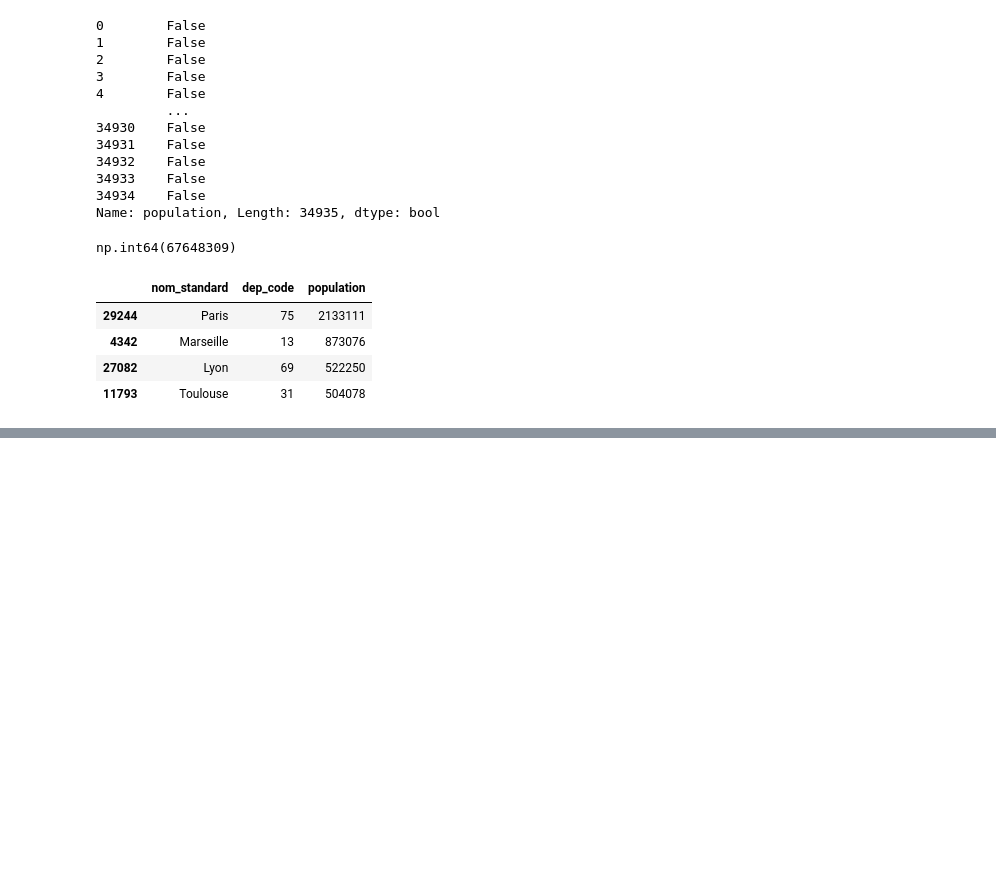
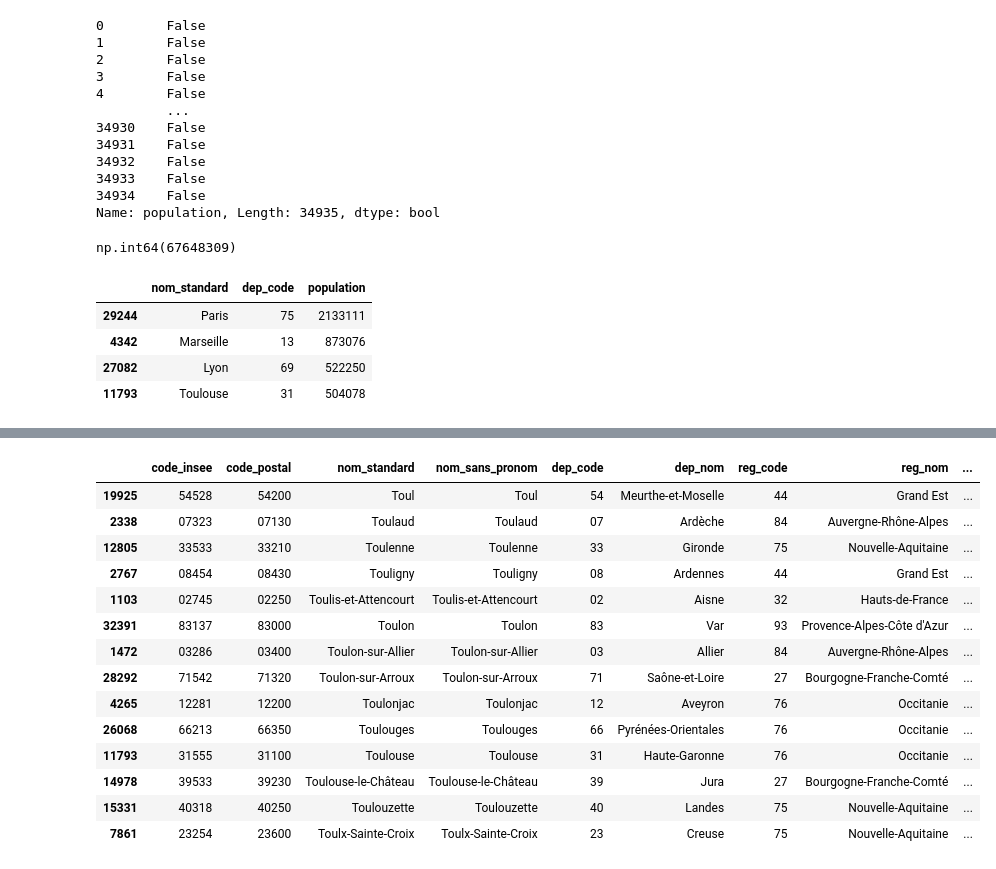
Before and after one commit to matthcol/python202607poo, a Jupyter notebook: day2.ipynb, the cells around one changed output, grey strips where cells are left out. Cells and saved outputs as stored; diff of their text form; code cells hidden in the pictures; blank space fills up the shorter version.

```diff
--- a/day2.ipynb
+++ b/day2.ipynb
@@ -234,0 +349,20 @@ df_villes.loc[
+# %%
+df_villes.loc[
+    df_villes.nom_standard.str.startswith('Toul')
+].sort_values('nom_standard')
+# %% [output]
+|  | code_insee | code_postal | nom_standard | nom_sans_pronom | dep_code | dep_nom | reg_code | reg_nom | ... |
+| 19925 | 54528 | 54200 | Toul | Toul | 54 | Meurthe-et-Moselle | 44 | Grand Est | ... |
+| 2338 | 07323 | 07130 | Toulaud | Toulaud | 07 | Ardèche | 84 | Auvergne-Rhône-Alpes | ... |
+| 12805 | 33533 | 33210 | Toulenne | Toulenne | 33 | Gironde | 75 | Nouvelle-Aquitaine | ... |
+| 2767 | 08454 | 08430 | Touligny | Touligny | 08 | Ardennes | 44 | Grand Est | ... |
+| 1103 | 02745 | 02250 | Toulis-et-Attencourt | Toulis-et-Attencourt | 02 | Aisne | 32 | Hauts-de-France | ... |
+| 32391 | 83137 | 83000 | Toulon | Toulon | 83 | Var | 93 | Provence-Alpes-Côte d'Azur | ... |
+| 1472 | 03286 | 03400 | Toulon-sur-Allier | Toulon-sur-Allier | 03 | Allier | 84 | Auvergne-Rhône-Alpes | ... |
+| 28292 | 71542 | 71320 | Toulon-sur-Arroux | Toulon-sur-Arroux | 71 | Saône-et-Loire | 27 | Bourgogne-Franche-Comté | ... |
+| 4265 | 12281 | 12200 | Toulonjac | Toulonjac | 12 | Aveyron | 76 | Occitanie | ... |
+| 26068 | 66213 | 66350 | Toulouges | Toulouges | 66 | Pyrénées-Orientales | 76 | Occitanie | ... |
+| 11793 | 31555 | 31100 | Toulouse | Toulouse | 31 | Haute-Garonne | 76 | Occitanie | ... |
+| 14978 | 39533 | 39230 | Toulouse-le-Château | Toulouse-le-Château | 39 | Jura | 27 | Bourgogne-Franche-Comté | ... |
+| 15331 | 40318 | 40250 | Toulouzette | Toulouzette | 40 | Landes | 75 | Nouvelle-Aquitaine | ... |
+| 7861 | 23254 | 23600 | Toulx-Sainte-Croix | Toulx-Sainte-Croix | 23 | Creuse | 75 | Nouvelle-Aquitaine | ... |
```
Also changed, not shown: parts of 28 cells of this notebook.
